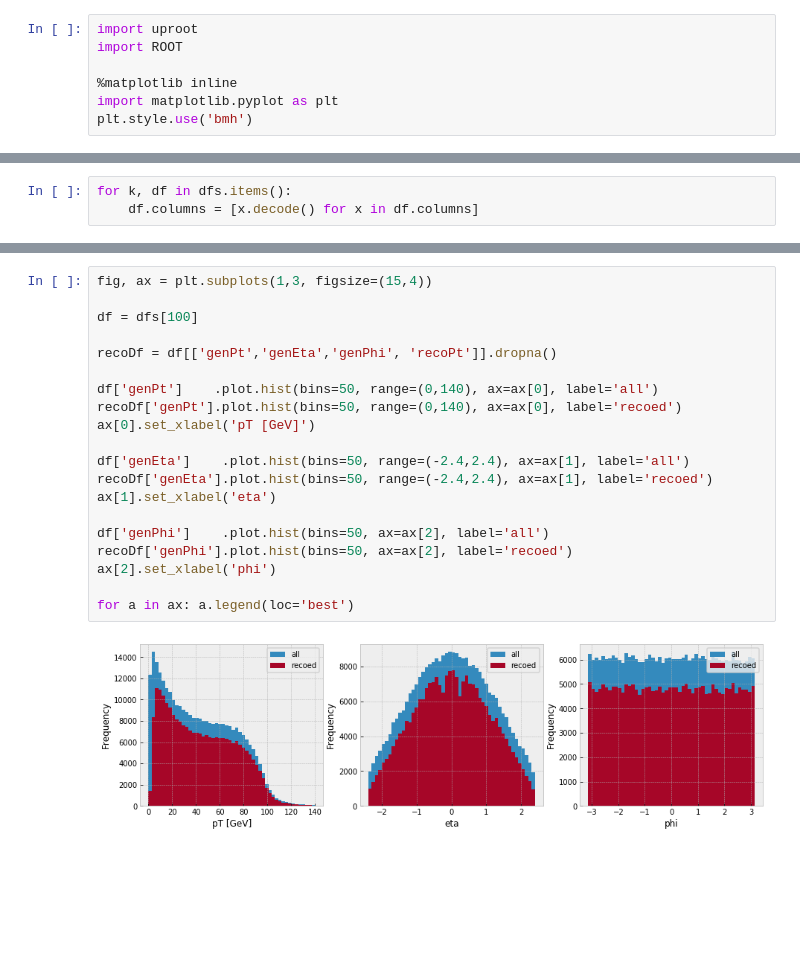
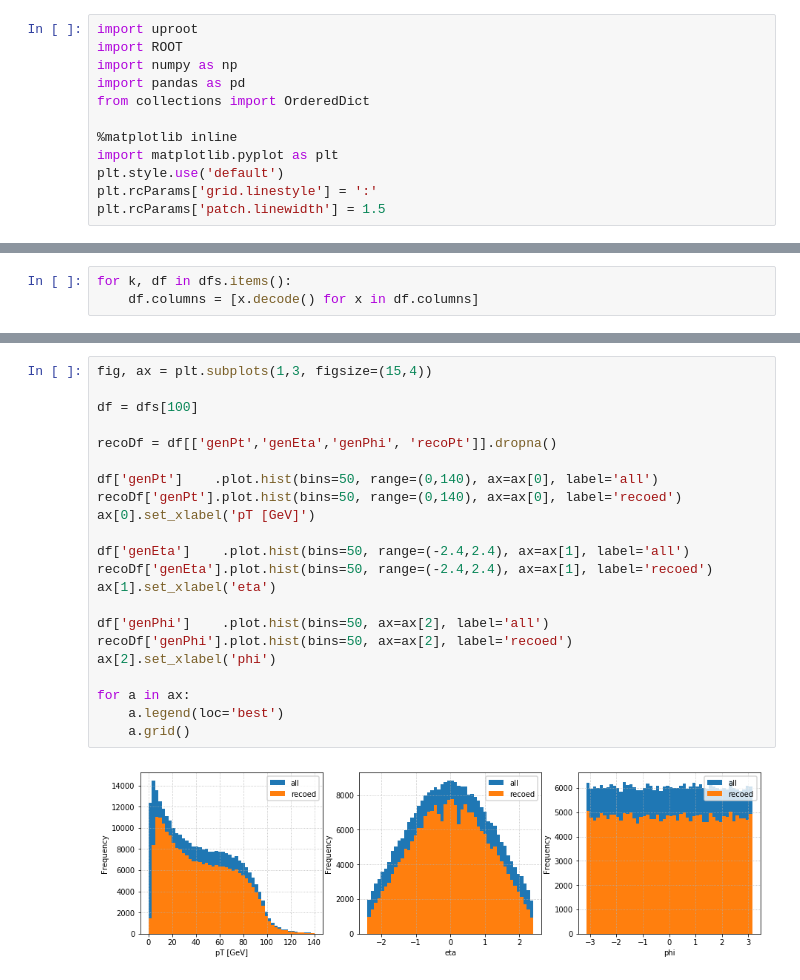
Before and after one commit to afrankenthal/iDM-analysis-plotting, a Jupyter notebook: recoMuEfficiency.ipynb, the cells around one changed output, grey strips where cells are left out. Cells and saved outputs as stored; diff of their text form; blank space fills up the shorter version.

Commit message:
use default style from now on; fit result

```diff
--- a/recoMuEfficiency.ipynb
+++ b/recoMuEfficiency.ipynb
@@ -1,10 +1,15 @@
 # %%
 import uproot
 import ROOT
+import numpy as np
+import pandas as pd
+from collections import OrderedDict
 
 %matplotlib inline
 import matplotlib.pyplot as plt
-plt.style.use('bmh')
+plt.style.use('default')
+plt.rcParams['grid.linestyle'] = ':'
+plt.rcParams['patch.linewidth'] = 1.5
 # %% [output]
 Welcome to JupyROOT 6.14/02
 # %%
@@ -64,23 +77,25 @@ plt.legend(loc='upper left', title='decay length')
 # %%
 fig, ax = plt.subplots(1,3, figsize=(15,4))
 
 df = dfs[100]
 
 recoDf = df[['genPt','genEta','genPhi', 'recoPt']].dropna()
 
 df['genPt']    .plot.hist(bins=50, range=(0,140), ax=ax[0], label='all')
 recoDf['genPt'].plot.hist(bins=50, range=(0,140), ax=ax[0], label='recoed')
 ax[0].set_xlabel('pT [GeV]')
 
 df['genEta']    .plot.hist(bins=50, range=(-2.4,2.4), ax=ax[1], label='all')
 recoDf['genEta'].plot.hist(bins=50, range=(-2.4,2.4), ax=ax[1], label='recoed')
 ax[1].set_xlabel('eta')
 
 df['genPhi']    .plot.hist(bins=50, ax=ax[2], label='all')
 recoDf['genPhi'].plot.hist(bins=50, ax=ax[2], label='recoed')
 ax[2].set_xlabel('phi')
 
-for a in ax: a.legend(loc='best')
+for a in ax:
+    a.legend(loc='best')
+    a.grid()
 # %% [output]
-[figure, old version]
+[figure, new version]
 # %%
```
Also changed, not shown: parts of 7 cells of this notebook, 1 other file.
